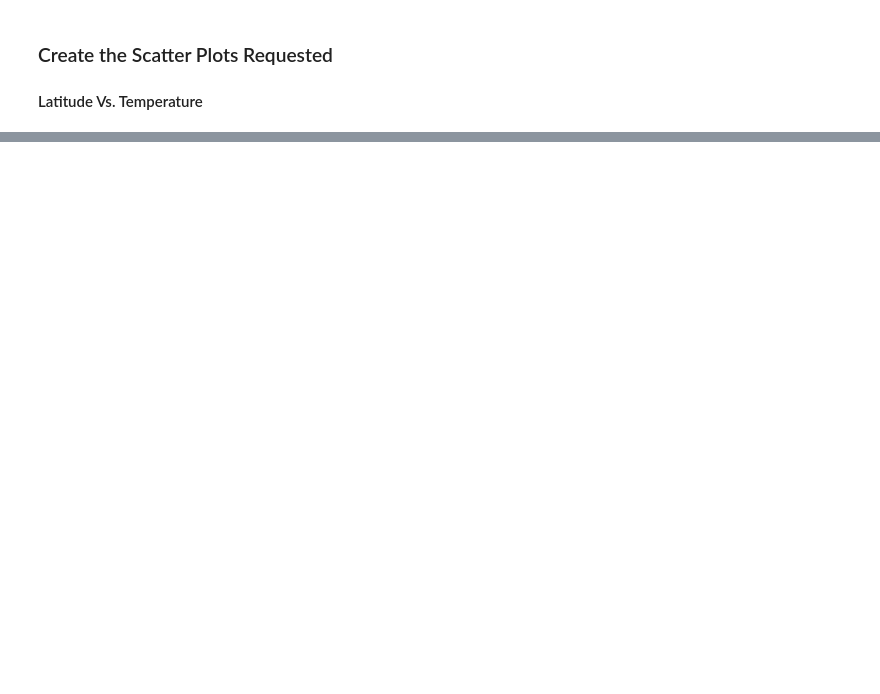
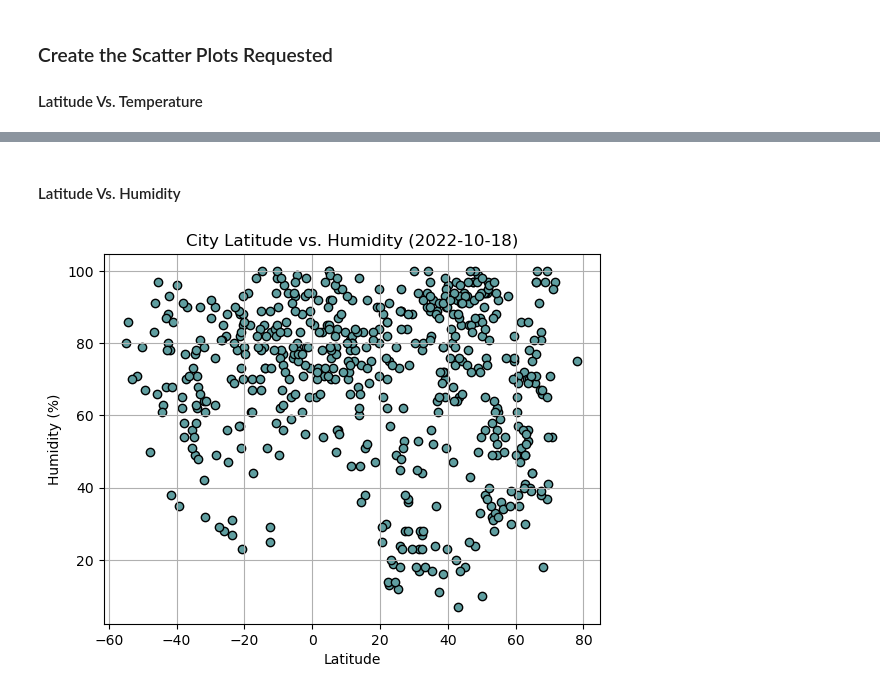
Before and after one commit to benrich322/python-api-challenge, a Jupyter notebook: WeatherPy/WeatherPy.ipynb, the cells around one changed output, grey strips where cells are left out. Saved outputs shown, nothing was run; the diff lists cells and outputs as text; code cells hidden in the pictures; blank space fills up the shorter version.

Commit message:
more scatterplots

```diff
--- a/WeatherPy/WeatherPy.ipynb
+++ b/WeatherPy/WeatherPy.ipynb
@@ -228,0 +229,22 @@ plt.savefig("output_data/Fig1.png")
+# %% [markdown]
+#### Latitude Vs. Humidity
+# %%
+# Build scatter plot for latitude vs. temperature
+x_axis = city_data_df['Lat']
+y_axis = city_data_df['Humidity']
+plt.title("City Latitude vs. Humidity (2022-10-18)")
+plt.xlabel("Latitude")
+plt.ylabel("Humidity (%)")
+
+plt.scatter(x_axis, y_axis, marker="o", color="cadetblue",edgecolors='black')
+plt.grid()
+
+# Incorporate the other graph properties
+# YOUR CODE HERE
+
+# Save the figure
+plt.savefig("output_data/Fig1.png")
+
+# Show plot
+# %% [output]
+[figure, added]
```
Also changed, not shown: parts of 12 cells of this notebook, 2 other files.
